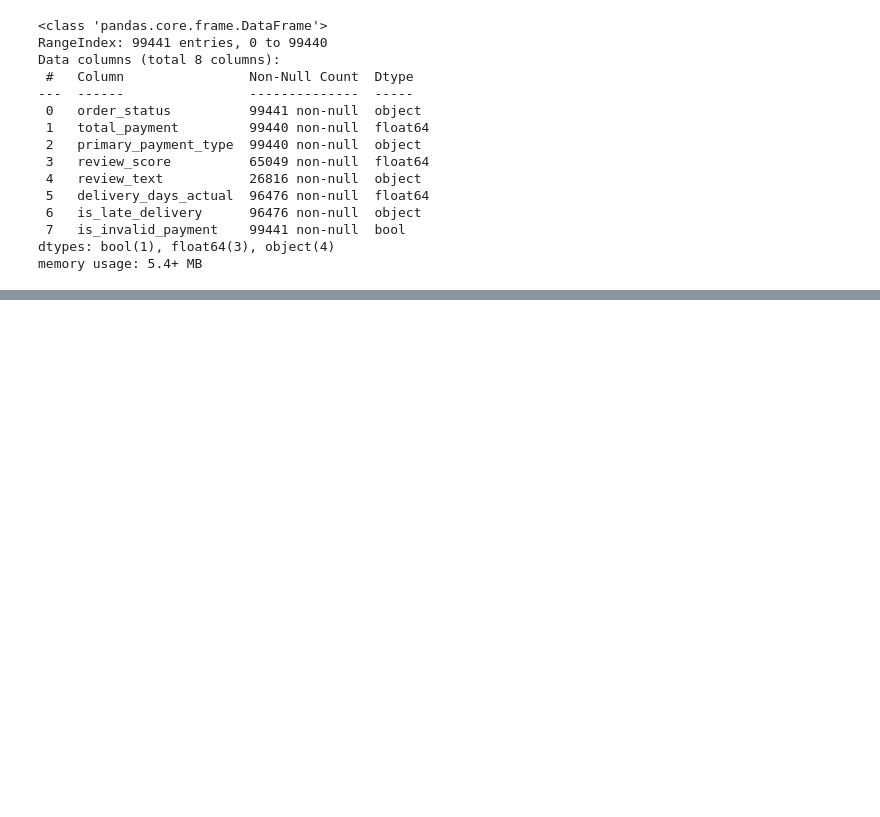
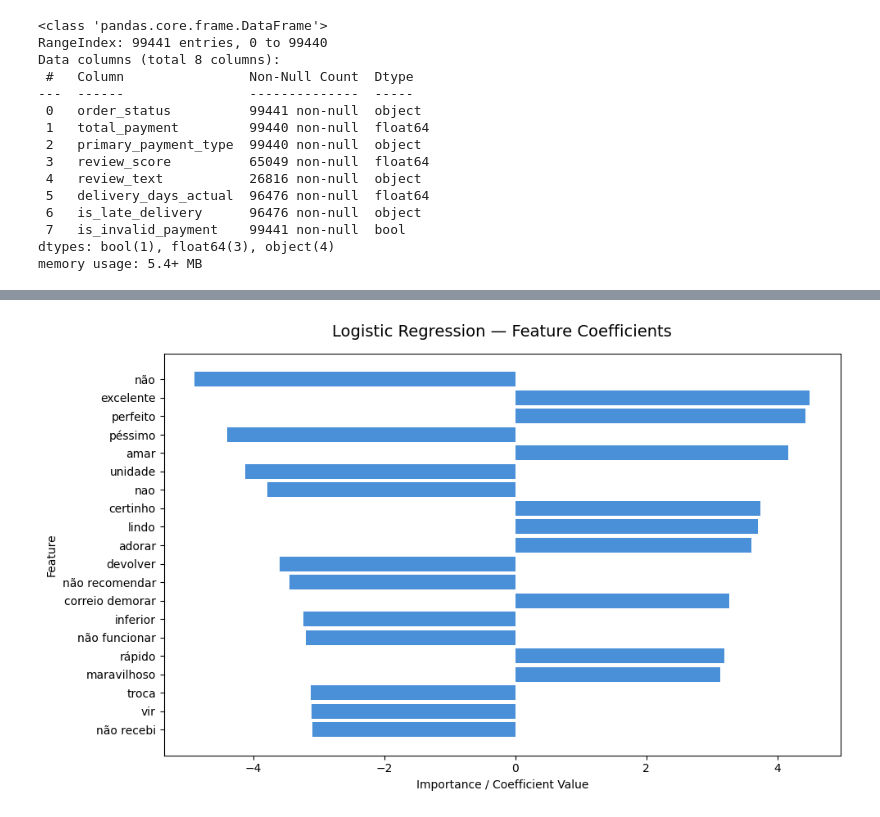
Before and after one commit to NitoBoritto/Olist_Data_Department, a Jupyter notebook: notebooks/modeling.ipynb, the cells around one changed output, grey strips where cells are left out. Drawn from its saved outputs; the diff is of its cells as text; code cells hidden in the pictures; blank space fills up the shorter version.

```diff
--- a/notebooks/modeling.ipynb
+++ b/notebooks/modeling.ipynb
@@ -57,5 +60,5 @@ memory usage: 5.4+ MB
 # %%
-df = df.dropna(subset = 'review_text').reset_index(drop = True).dropna()
+df = df.dropna(subset = 'review_text').dropna().reset_index(drop = True)
 df.info()
 # %% [output]
 <class 'pandas.core.frame.DataFrame'>
@@ -96,0 +104,5 @@ def refine_review(text):
+# %%
+df['review_score'] = df['review_score'].map(score_map)
+df['review_text'] = df['review_text'].apply(refine_review)
+df = df[df['review_text'].str.strip() != ""]
+df
@@ -96,0 +150,13 @@ def refine_review(text):
+# %%
+# CONFIG
+random_state = 30
+n_splits     = 5
+n_trials     = 50
+scoring      = "f1_macro"
+thresholds = [.2, .25, .3, .35, .4, .45, .5]
+results    = []
+
+skf = StratifiedKFold(n_splits = n_splits, shuffle = True, random_state = random_state)
+
+# Each model block writes its proba here
+test_proba = {}
@@ -96,0 +388,64 @@ def refine_review(text):
+# %%
+def plot_feature_importance(importances, feature_names, title, color, top_n=20):
+    feature_names = np.asarray(feature_names)
+    importances = np.asarray(importances)
+
+    limit = min(len(feature_names), len(importances))
+    feature_names = feature_names[:limit]
+    importances = importances[:limit]
+
+    df_imp = pd.DataFrame({"feature": feature_names, "importance": importances})
+    df_imp = df_imp.reindex(df_imp["importance"].abs().sort_values(ascending=False).index)
+    df_imp = df_imp.head(top_n)
+
+    fig, ax = plt.subplots(figsize=(10, 6))
+    ax.barh(df_imp["feature"][::-1], df_imp["importance"][::-1], color=color)
+    ax.set_title(title, fontsize=14, pad=15)
+    ax.set_xlabel("Importance / Coefficient Value")
+    ax.set_ylabel("Feature")
+    plt.tight_layout()
+    plt.show()
+
+
+def get_preprocessor_feature_names(fitted_preprocessor):
+    feature_names = []
+
+    for name, transformer, columns in fitted_preprocessor.transformers_:
+        if name == 'remainder' and transformer == 'passthrough':
+            feature_names.extend(list(columns))
+            continue
+
+        if hasattr(transformer, 'get_feature_names_out'):
+            try:
+                feature_names.extend(transformer.get_feature_names_out(columns))
+            except TypeError:
+                feature_names.extend(transformer.get_feature_names_out())
+        else:
+            if isinstance(columns, (list, tuple, np.ndarray)):
+                feature_names.extend(list(columns))
+            else:
+                feature_names.append(columns)
+
+    return np.asarray(feature_names, dtype=object)
+
+
+feature_names = get_preprocessor_feature_names(lgr_best.named_steps['preprocessor'])
+
+plot_feature_importance(
+    importances   = lgr_best.named_steps['classifier'].coef_[0],
+    feature_names = feature_names,
+    title         = "Logistic Regression — Feature Coefficients",
+    color         = "#4A90D9"
+)
+
+nb_model = nb_best.named_steps['classifier']
+nb_feature_importance = np.abs(nb_model.theta_[1] - nb_model.theta_[0])
+
+plot_feature_importance(
+    importances   = nb_feature_importance,
+    feature_names = feature_names,
+    title         = "Naive Bayes — Feature Importance",
+    color         = "#E74C3C"
+)
+# %% [output]
+[figure, added]
```
Also changed, not shown: parts of 18 cells of this notebook.
